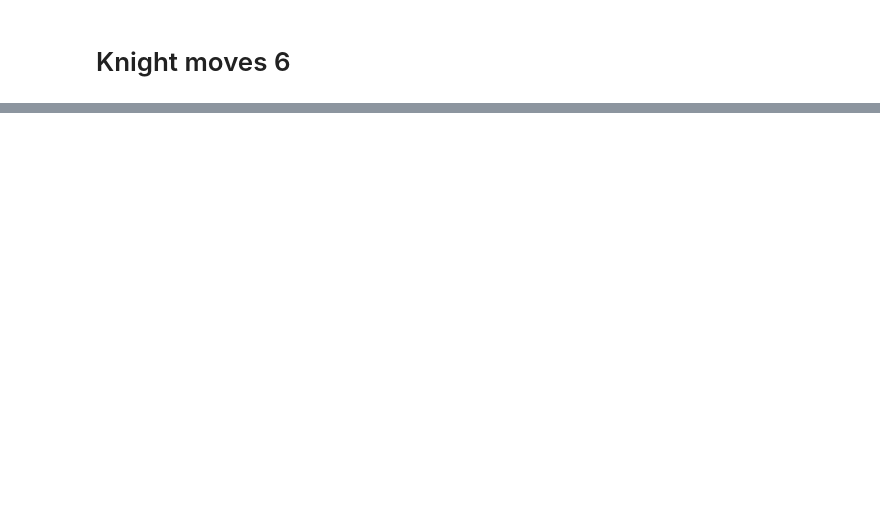
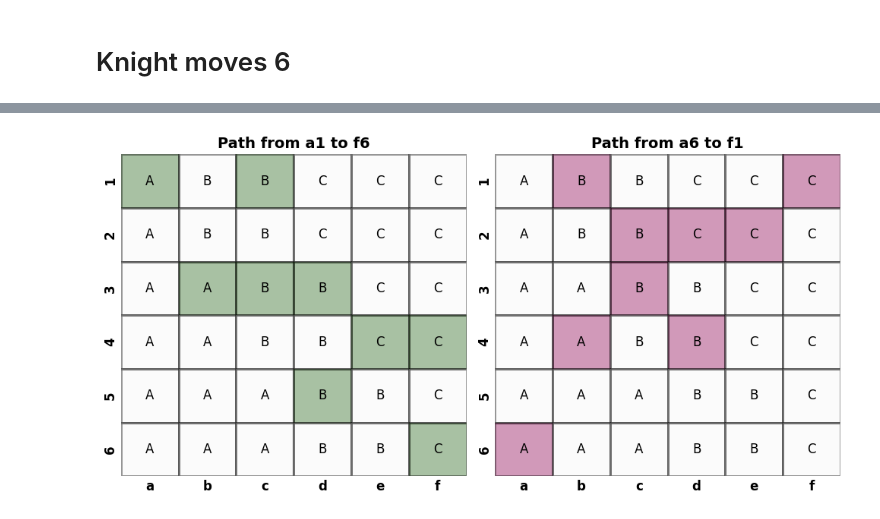
Before and after one commit to ramongonzalezgv/Jane-Street-Puzzles, a Jupyter notebook: 2024/Knight Moves 6.ipynb, the cells around one changed output, grey strips where cells are left out. Saved outputs shown, nothing was run; the diff lists cells and outputs as text; code cells hidden in the pictures; blank space fills up the shorter version.

```diff
--- a/2024/Knight Moves 6.ipynb
+++ b/2024/Knight Moves 6.ipynb
@@ -112,4 +112,22 @@ def solve_puzzle(grid):
                             #return Integers, Paths
     return Comb
 # %%
-Final = solve_puzzle(grid=grid)
+start_time = time.time()
+Final_sol = solve_puzzle(grid=grid)
+end_time = time.time()
+
+execution_time = end_time - start_time
+minutes, seconds = divmod(execution_time, 60)
+
+Integers = Final_sol["Integers 0"]
+A = Integers["A"]
+B = Integers["B"]
+C = Integers["C"]
+
+Paths = Final_sol["Paths 0"]
+path1 = Paths["p1"]
+path2 = Paths["p2"]
+
+print(f"Solution: A={A}, B={B}, C={C}, and A + B + C = {A+B+C}")
+print(f"Path 1: {path1}, Path 2: {path2}")
+print(f"Execution time: {int(minutes)} minutes {seconds:.2f} seconds")
@@ -177,0 +140,66 @@ output(Paths,np.array(grid))
+# %%
+# Custom colors for the heatmap
+
+
+def output(Paths,grid):
+
+    path_grid1 = np.zeros((6,6))
+    path_grid2 = np.zeros((6,6))
+
+    path1 = Paths["p1"]
+    path2 = Paths["p2"]
+
+    for square in path1:
+        path_grid1[square] += 1
+
+    for square in path2:
+        path_grid2[square] -= 1
+
+    colors = ['white', 'red', 'blue', 'purple']
+    cmap = ListedColormap(colors)
+    norm = BoundaryNorm([0, 1, 2, 3, 4], cmap.N)
+
+    # Define x and y labels
+    x_labels = ['a', 'b', 'c', 'd', 'e', 'f']
+    y_labels = ['1', '2', '3', '4', '5', '6']
+
+    # Convert grid to string array
+    x = np.array(grid).astype(str)
+    x[x == '0'] = '-'  # Assuming you meant to replace zeros with '-'
+
+    # Create a figure with two subplots
+    fig, axs = plt.subplots(1, 2, figsize=(10, 5))
+
+    # Plot the first heatmap
+    sns.heatmap(path_grid1, annot=x, cbar=False, cmap='PiYG', fmt='', center=0,
+                linewidths=1, linecolor='k', annot_kws={'size': 12, 'color': 'k'},
+                alpha=.4, ax=axs[0])
+    #axs[0].axis('off')  # Hide the axis
+    axs[0].set_xticks(np.arange(len(x_labels)) + 0.5)
+    axs[0].set_yticks(np.arange(len(y_labels)) + 0.5)
+    axs[0].set_xticklabels(x_labels, fontweight='bold', fontsize=12)
+    axs[0].set_yticklabels(y_labels, fontweight='bold', fontsize=12)
+    axs[0].tick_params(axis='both', which='both', length=0)  # Hide tick marks
+    axs[0].set_title('Path from a1 to f6', fontsize=14, fontweight='bold')  # Add subtitle
+
+    # Plot the second heatmap
+    sns.heatmap(path_grid2, annot=x, cbar=False, cmap='PiYG', fmt='', center=0,
+                linewidths=1, linecolor='k', annot_kws={'size': 12, 'color': 'k'},
+                alpha=.4, ax=axs[1])
+    #axs[1].axis('off')  # Hide the axis
+    axs[1].set_xticks(np.arange(len(x_labels)) + 0.5)
+    axs[1].set_yticks(np.arange(len(y_labels)) + 0.5)
+    axs[1].set_xticklabels(x_labels, fontweight='bold', fontsize=12)
+    axs[1].set_yticklabels(y_labels, fontweight='bold', fontsize=12)
+    axs[1].tick_params(axis='both', which='both', length=0)  # Hide tick marks
+    axs[1].set_title('Path from a6 to f1', fontsize=14, fontweight='bold')  # Add subtitle
+
+    # Adjust layout to prevent overlap
+    plt.tight_layout()
+
+    # Show the plot
+    plt.show()
+
+output(Paths,np.array(grid))
+# %% [output]
+[figure, added]
```
Also changed, not shown: parts of 5 cells of this notebook.
